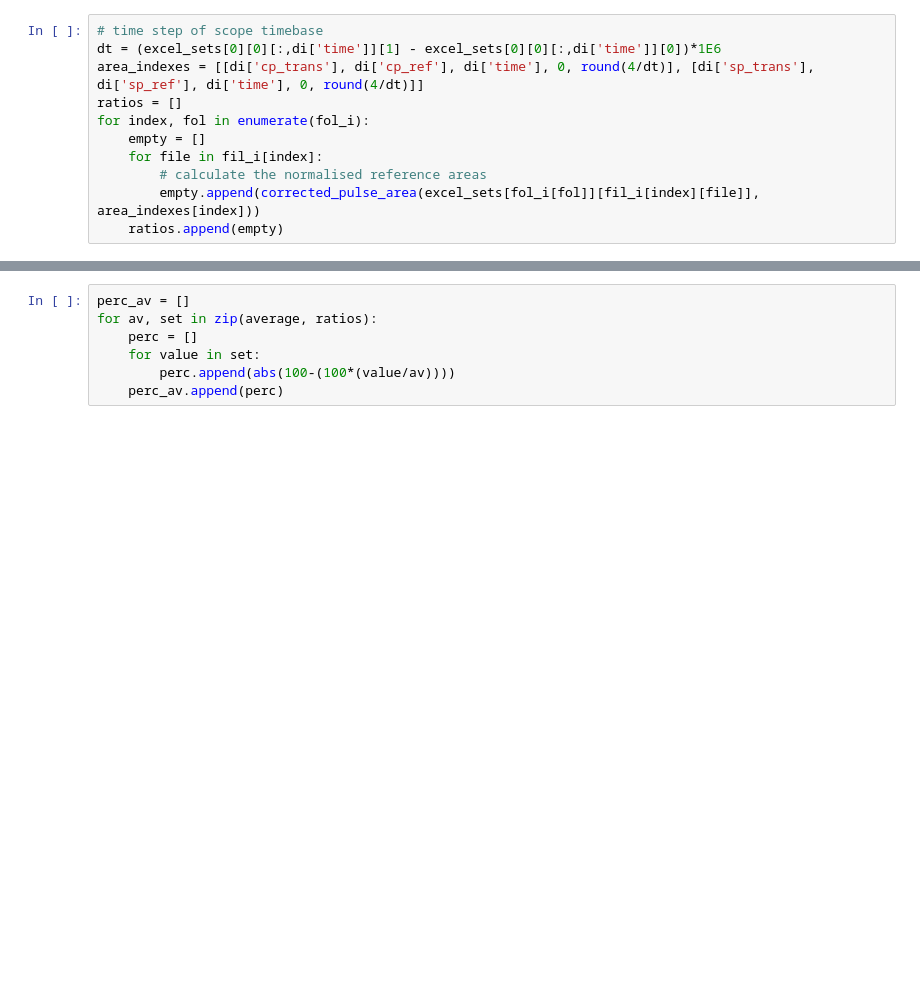
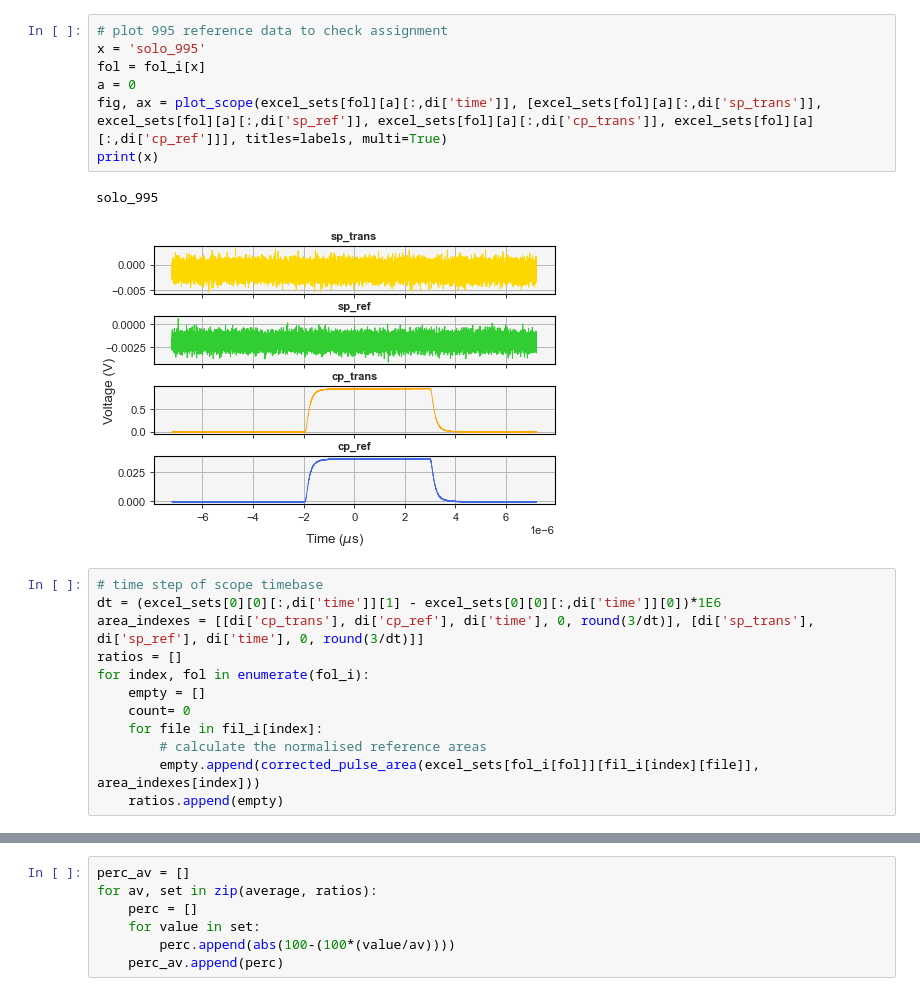
Before and after one commit to SMK-UK/TPA, a Jupyter notebook: calibration_main.ipynb, the cells around one changed output, grey strips where cells are left out. Cells and saved outputs as stored; diff of their text form; blank space fills up the shorter version.

```diff
--- a/calibration_main.ipynb
+++ b/calibration_main.ipynb
@@ -42,10 +42,21 @@ solo_1550
+# %%
+# plot 995 reference data to check assignment
+x = 'solo_995'
+fol = fol_i[x]
+a = 0
+fig, ax = plot_scope(excel_sets[fol][a][:,di['time']], [excel_sets[fol][a][:,di['sp_trans']], excel_sets[fol][a][:,di['sp_ref']], excel_sets[fol][a][:,di['cp_trans']], excel_sets[fol][a][:,di['cp_ref']]], titles=labels, multi=True)
+print(x)
+# %% [output]
+solo_995
+[figure, added]
 # %%
 # time step of scope timebase
 dt = (excel_sets[0][0][:,di['time']][1] - excel_sets[0][0][:,di['time']][0])*1E6
-area_indexes = [[di['cp_trans'], di['cp_ref'], di['time'], 0, round(4/dt)], [di['sp_trans'], di['sp_ref'], di['time'], 0, round(4/dt)]]
+area_indexes = [[di['cp_trans'], di['cp_ref'], di['time'], 0, round(3/dt)], [di['sp_trans'], di['sp_ref'], di['time'], 0, round(3/dt)]]
 ratios = []
 for index, fol in enumerate(fol_i):
     empty = []
+    count= 0
     for file in fil_i[index]:
         # calculate the normalised reference areas
         empty.append(corrected_pulse_area(excel_sets[fol_i[fol]][fil_i[index][file]], area_indexes[index]))
```
Also changed, not shown: parts of 8 cells of this notebook, 2 other files.
